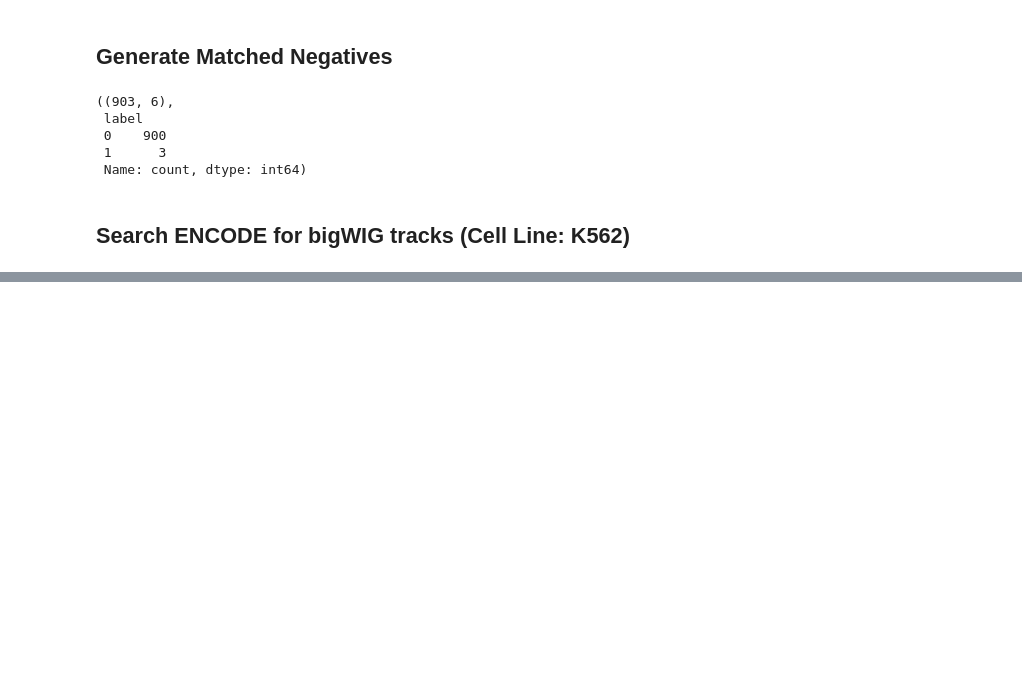
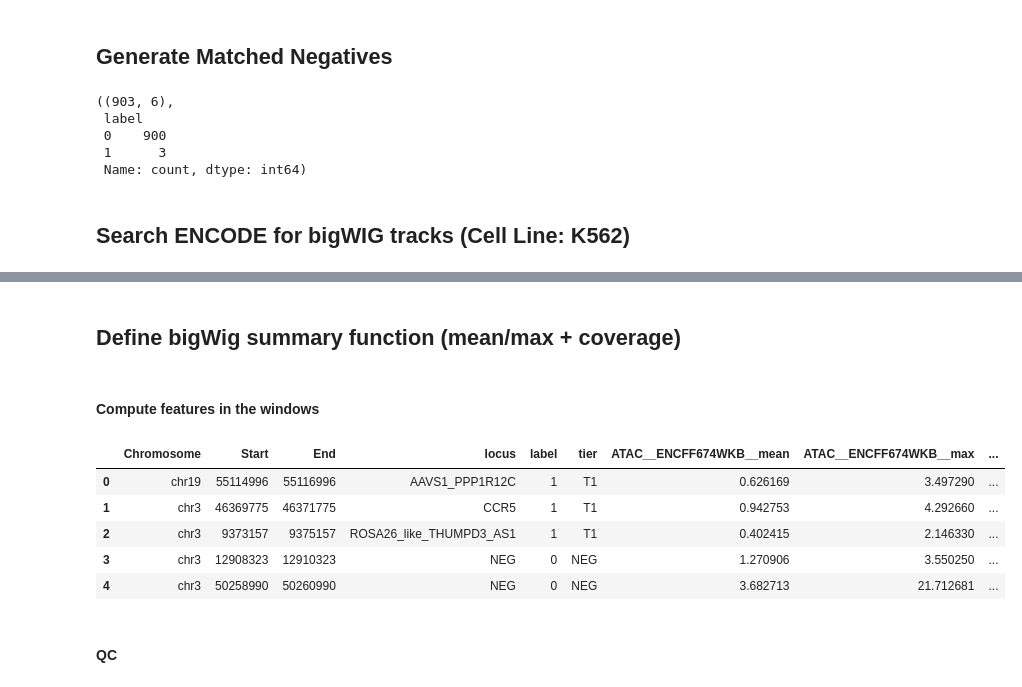
Before and after one commit to imazani/safe-harbor-ml, a Jupyter notebook: notebooks/01_feature_extraction.ipynb, the cells around one changed output, grey strips where cells are left out. Saved outputs shown, nothing was run; the diff lists cells and outputs as text; code cells hidden in the pictures; blank space fills up the shorter version.

```diff
--- a/notebooks/01_feature_extraction.ipynb
+++ b/notebooks/01_feature_extraction.ipynb
@@ -225,0 +414,29 @@ HTTPError: 404 Client Error: Not Found for url: https://www.encodeproject.org/se
+# %%
+from pathlib import Path
+
+TRACK_DIR = DATA_RAW / "tracks"
+TRACK_DIR.mkdir(parents=True, exist_ok=True)
+
+def encode_download_url(href: str) -> str:
+    return "https://www.encodeproject.org" + href
+
+def download_file(url: str, outpath: Path) -> None:
+    if outpath.exists() and outpath.stat().st_size > 0:
+        return
+    r = requests.get(url, stream=True, timeout=180)
+    r.raise_for_status()
+    with open(outpath, "wb") as f:
+        for chunk in r.iter_content(chunk_size=1024 * 1024):
+            if chunk:
+                f.write(chunk)
+
+local_tracks = []
+for _, row in chosen_bw.iterrows():
+    url = encode_download_url(row["href"])
+    mark = row["mark"]
+    facc = row["file_accession"]
+    outpath = TRACK_DIR / f"{mark}__{facc}.bigWig"
+    download_file(url, outpath)
+    local_tracks.append((mark, facc, outpath))
+
+local_tracks
@@ -225,0 +453,2 @@ HTTPError: 404 Client Error: Not Found for url: https://www.encodeproject.org/se
+# %% [markdown]
+## Define bigWig summary function (mean/max + coverage)
@@ -225,0 +493,23 @@ HTTPError: 404 Client Error: Not Found for url: https://www.encodeproject.org/se
+# %% [markdown]
+#### Compute features in the windows
+# %%
+features = windows.copy()
+
+for mark, file_acc, path in local_tracks:
+    stats = summarize_bigwig_over_windows(path, windows)
+    prefix = f"{mark}__{file_acc}"
+    prefix = f"{mark}__{file_acc}"
+    features[f"{prefix}__mean"] = stats["mean"]
+    features[f"{prefix}__max"] = stats["max"]
+    features[f"{prefix}__coverage"] = stats["coverage"]
+
+features.head()
+# %% [output]
+|  | Chromosome | Start | End | locus | label | tier | ATAC__ENCFF674WKB__mean | ATAC__ENCFF674WKB__max | ... |
+| 0 | chr19 | 55114996 | 55116996 | AAVS1_PPP1R12C | 1 | T1 | 0.626169 | 3.497290 | ... |
+| 1 | chr3 | 46369775 | 46371775 | CCR5 | 1 | T1 | 0.942753 | 4.292660 | ... |
+| 2 | chr3 | 9373157 | 9375157 | ROSA26_like_THUMPD3_AS1 | 1 | T1 | 0.402415 | 2.146330 | ... |
+| 3 | chr3 | 12908323 | 12910323 | NEG | 0 | NEG | 1.270906 | 3.550250 | ... |
+| 4 | chr3 | 50258990 | 50260990 | NEG | 0 | NEG | 3.682713 | 21.712681 | ... |
+# %% [markdown]
+#### QC
```
Also changed, not shown: parts of 21 cells of this notebook.
